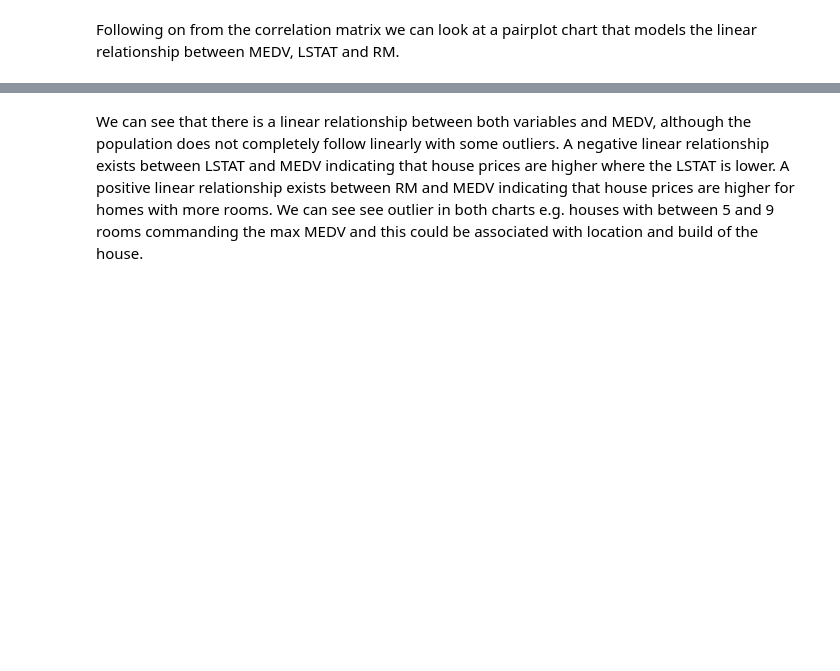
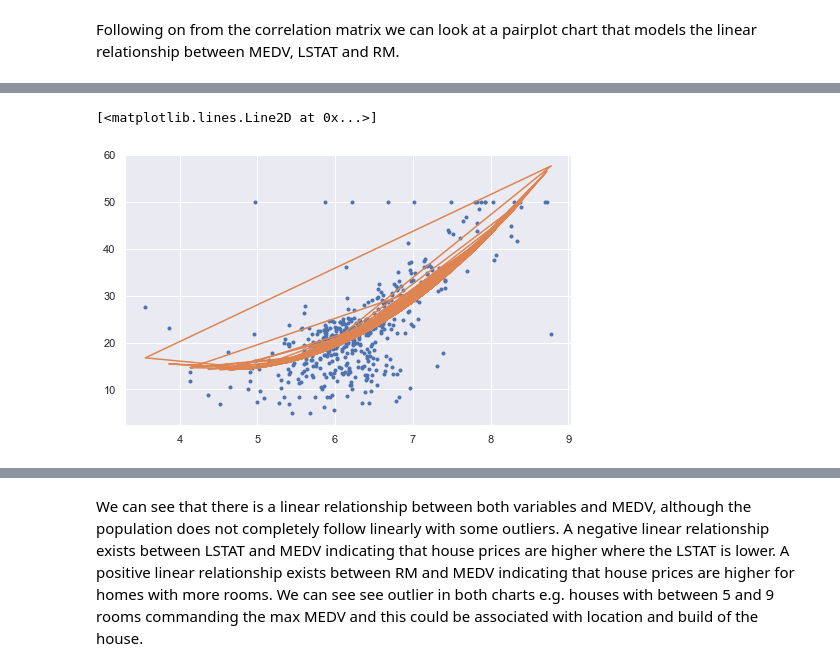
Before and after one commit to donalcarr/Machine-Learning-Assessment-2019, a Jupyter notebook: Machine Learning - Boston Housing Dataset.ipynb, the cells around one changed output, grey strips where cells are left out. Saved outputs shown, nothing was run; the diff lists cells and outputs as text; code cells hidden in the pictures; blank space fills up the shorter version.

Commit message:
worked on model loss charts and added polyfit charts for LSTAT and RM

```diff
--- a/Machine Learning - Boston Housing Dataset.ipynb
+++ b/Machine Learning - Boston Housing Dataset.ipynb
@@ -298,0 +299,10 @@ sns.pairplot(boston, x_vars=["LSTAT", "RM"], y_vars=["MEDV"],
+# %%
+fig = plt.gcf()
+fig.set_size_inches( 8, 5)
+trend = np.polyfit(boston['RM'],boston['MEDV'],2)
+plt.plot(boston['RM'],boston['MEDV'],'.')
+trendpoly = np.poly1d(trend)
+plt.plot(boston['RM'],trendpoly(boston['RM']))
+# %% [output]
+[<matplotlib.lines.Line2D at 0x...>]
+[figure, added]
```
Also changed, not shown: parts of 37 cells of this notebook.
